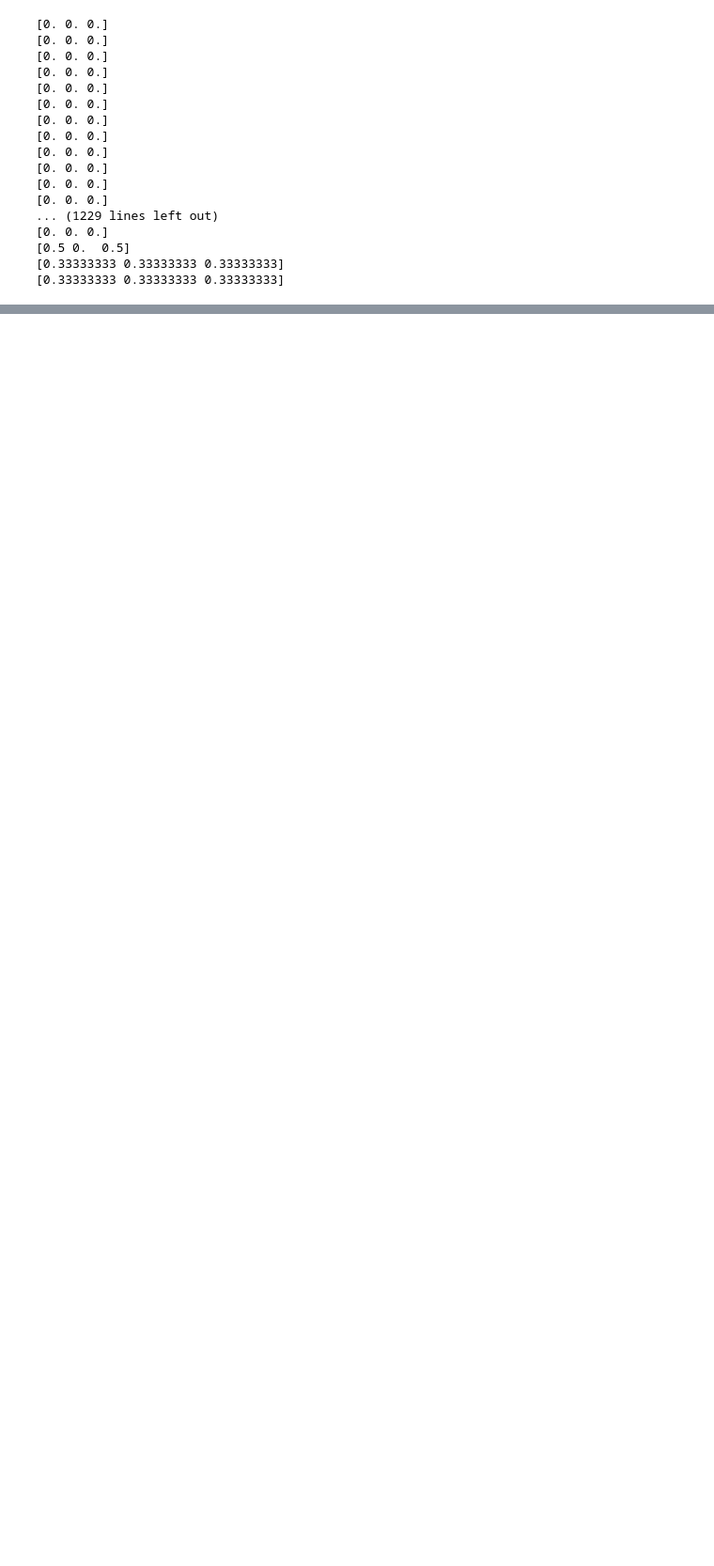
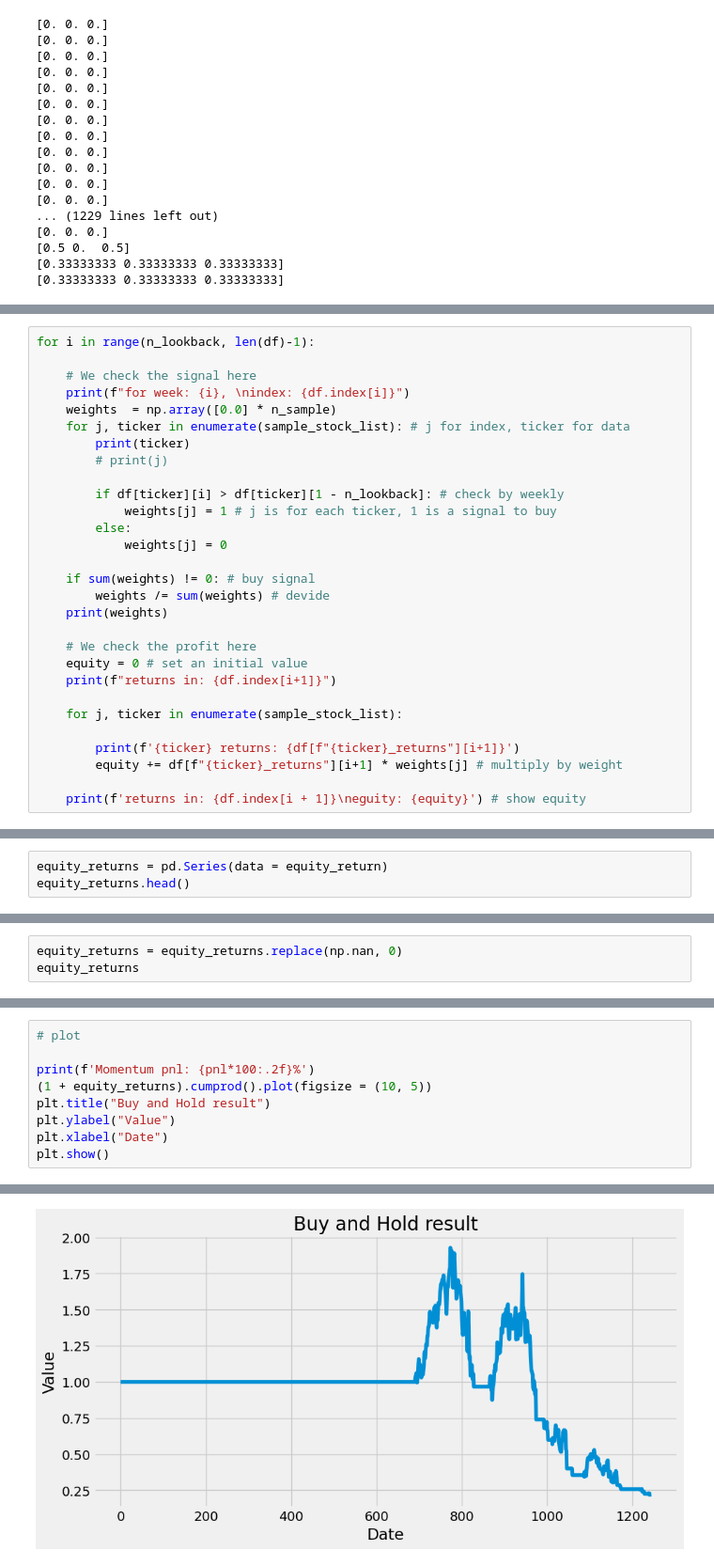
Before and after one commit to pNatTueku/codingProjectwithPython, a Jupyter notebook: project_07_stock_price_list.ipynb, the cells around one changed output, grey strips where cells are left out. Shown at 94% size. Cells and saved outputs as stored; diff of their text form; blank space fills up the shorter version.

```diff
--- a/project_07_stock_price_list.ipynb
+++ b/project_07_stock_price_list.ipynb
@@ -451,3 +452,32 @@ returns in: 2023-12-23 00:00:00
 NVDA returns: 0.014171558022795683
 WDC returns: -0.005507043607437367
 AAPL returns: -0.005526965330673872
+# %%
+for i in range(n_lookback, len(df)-1):
+
+    # We check the signal here
+    print(f"for week: {i}, \nindex: {df.index[i]}")
+    weights  = np.array([0.0] * n_sample)
+    for j, ticker in enumerate(sample_stock_list): # j for index, ticker for data
+        print(ticker)
+        # print(j)
+
+        if df[ticker][i] > df[ticker][1 - n_lookback]: # check by weekly
+            weights[j] = 1 # j is for each ticker, 1 is a signal to buy
+        else:
+            weights[j] = 0
+
+    if sum(weights) != 0: # buy signal
+        weights /= sum(weights) # devide
+    print(weights)
+
+    # We check the profit here
+    equity = 0 # set an initial value
+    print(f"returns in: {df.index[i+1]}")
+
+    for j, ticker in enumerate(sample_stock_list):
+
+        print(f'{ticker} returns: {df[f"{ticker}_returns"][i+1]}')
+        equity += df[f"{ticker}_returns"][i+1] * weights[j] # multiply by weight
+
+    print(f'returns in: {df.index[i + 1]}\neguity: {equity}') # show equity
@@ -453,0 +582,3 @@ AAPL returns: -0.005526965330673872
+# %%
+equity_returns = pd.Series(data = equity_return)
+equity_returns.head()
@@ -453,0 +692,3 @@ AAPL returns: -0.005526965330673872
+# %%
+equity_returns = equity_returns.replace(np.nan, 0)
+equity_returns
@@ -453,0 +715,10 @@ AAPL returns: -0.005526965330673872
+# %%
+# plot
+
+print(f'Momentum pnl: {pnl*100:.2f}%')
+(1 + equity_returns).cumprod().plot(figsize = (10, 5))
+plt.title("Buy and Hold result")
+plt.ylabel("Value")
+plt.xlabel("Date")
+plt.show()
+# %% [output]
@@ -453,0 +726 @@ AAPL returns: -0.005526965330673872
+[figure, added]
```
Also changed, not shown: parts of 21 cells of this notebook.
